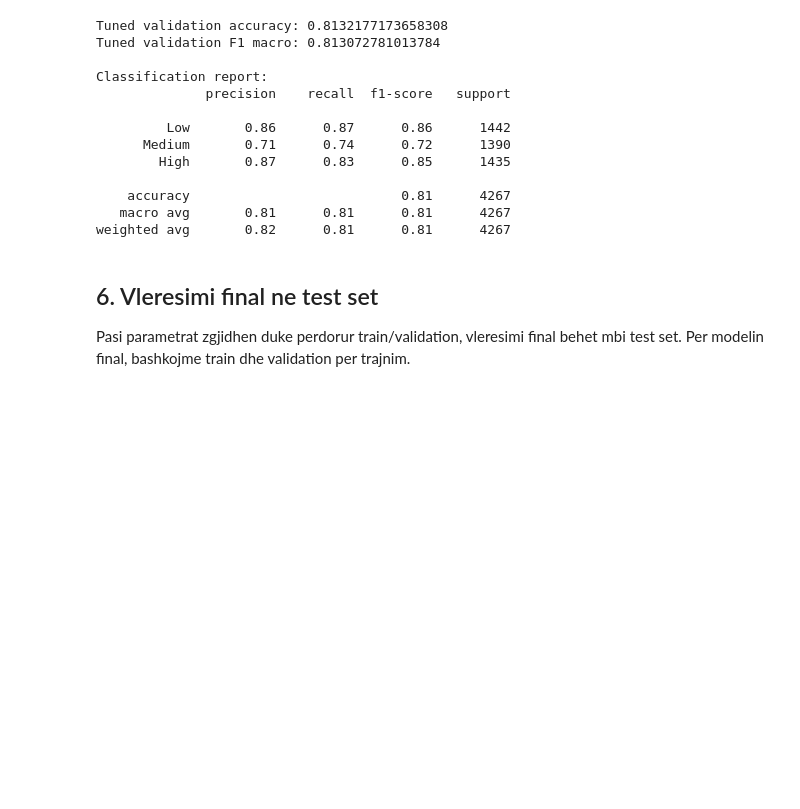
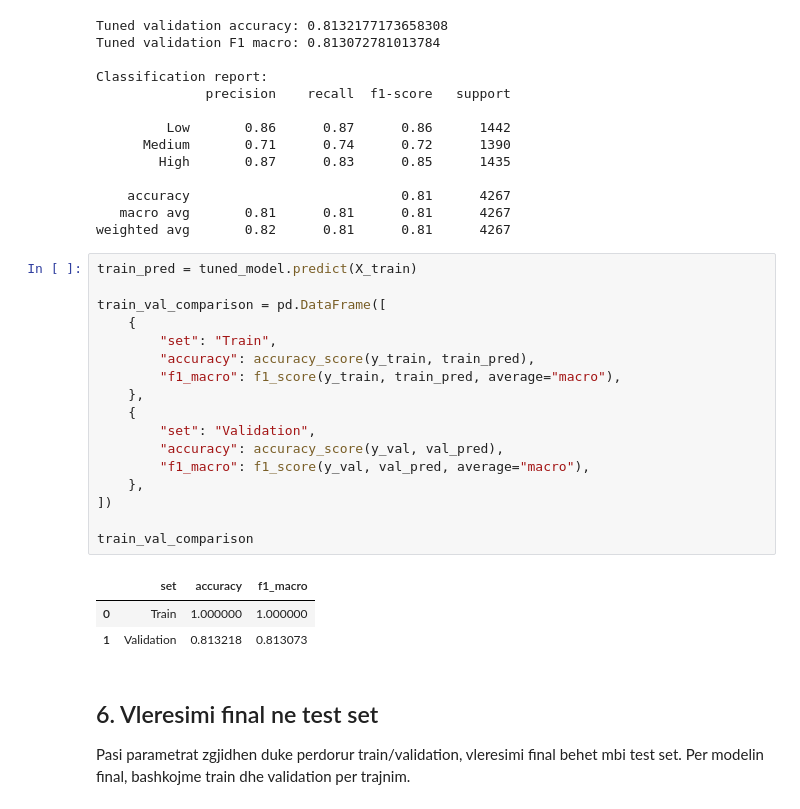
Before and after one commit to Valza-2005/House-Price-Prediction-Machine-Learning-Models, a Jupyter notebook: notebooks/models/KNN.ipynb, the cells around one changed output. Drawn from its saved outputs; the diff is of its cells as text; blank space fills up the shorter version.

```diff
--- a/notebooks/models/KNN.ipynb
+++ b/notebooks/models/KNN.ipynb
@@ -182,6 +218,27 @@ Classification report:
     accuracy                           0.81      4267
    macro avg       0.81      0.81      0.81      4267
 weighted avg       0.82      0.81      0.81      4267
+# %%
+train_pred = tuned_model.predict(X_train)
+
+train_val_comparison = pd.DataFrame([
+    {
+        "set": "Train",
+        "accuracy": accuracy_score(y_train, train_pred),
+        "f1_macro": f1_score(y_train, train_pred, average="macro"),
+    },
+    {
+        "set": "Validation",
+        "accuracy": accuracy_score(y_val, val_pred),
+        "f1_macro": f1_score(y_val, val_pred, average="macro"),
+    },
+])
+
+train_val_comparison
+# %% [output]
+|  | set | accuracy | f1_macro |
+| 0 | Train | 1.000000 | 1.000000 |
+| 1 | Validation | 0.813218 | 0.813073 |
 # %% [markdown]
 ## 6. Vleresimi final ne test set
 
```
Also changed, not shown: parts of 6 cells of this notebook, 1 other file.
